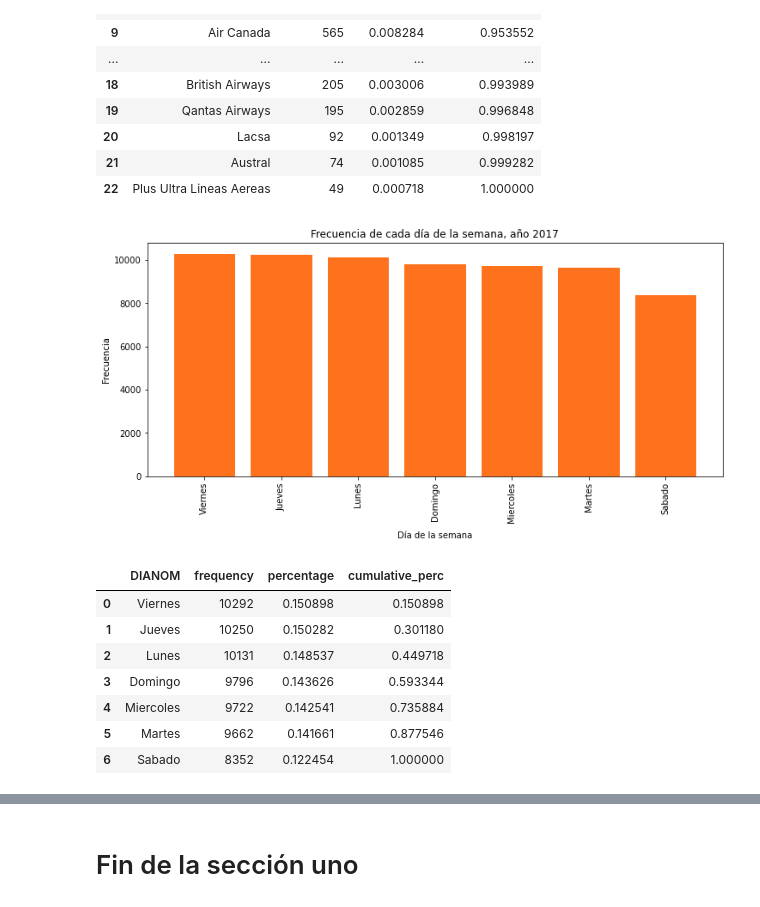
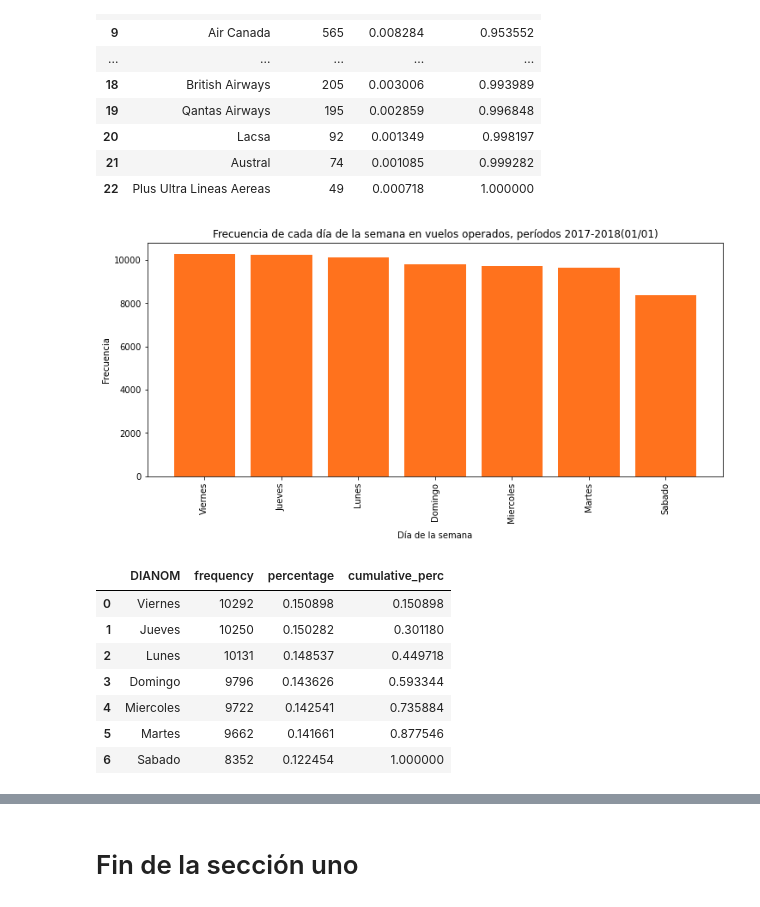
Before and after one commit to ignacialoyfra/ChallengeDataScientist-Ignacia-Loyola, a Jupyter notebook: solution.ipynb, the cells around one changed output, grey strips where cells are left out. Cells and saved outputs as stored; diff of their text form; code cells hidden in the pictures.

```diff
--- a/solution.ipynb
+++ b/solution.ipynb
@@ -439,15 +450,15 @@ opera
 # %%
 dia_O = freq_tbl(df['DIANOM'])
 plt.figure(figsize=(12,5))
 plt.bar(dia_O['DIANOM'],dia_O['frequency'], color = '#ff721d')
 plt.xticks(rotation = 90)
 plt.xlabel('Día de la semana', labelpad=10)
 plt.ylabel('Frecuencia')
-plt.title('Frecuencia de cada día de la semana, año 2017')
+plt.title('Frecuencia de cada día de la semana en vuelos operados, períodos 2017-2018(01/01)')
 plt.show()
 dia_O
 # %% [output]
-[figure, old version]
+[figure, new version]
 |  | DIANOM | frequency | percentage | cumulative_perc |
 | 0 | Viernes | 10292 | 0.150898 | 0.150898 |
 | 1 | Jueves | 10250 | 0.150282 | 0.301180 |
```
Also changed, not shown: parts of 16 cells of this notebook.
